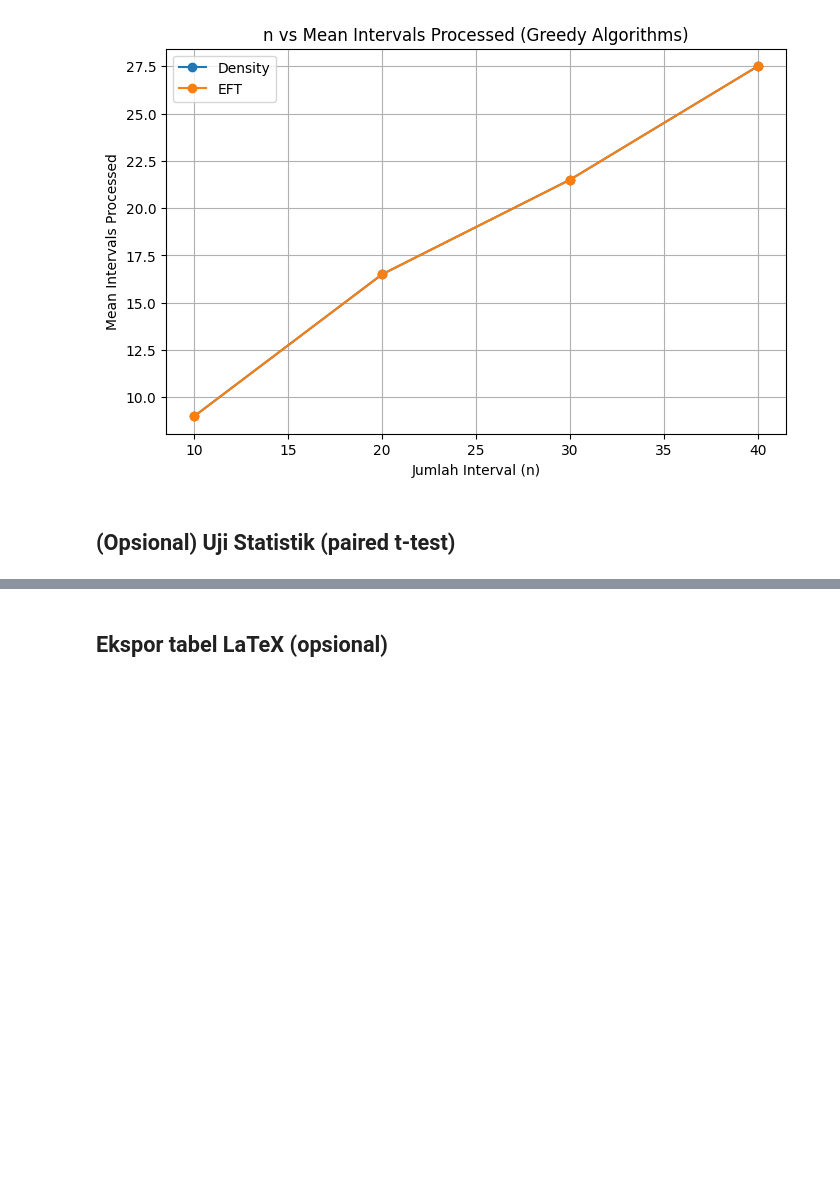
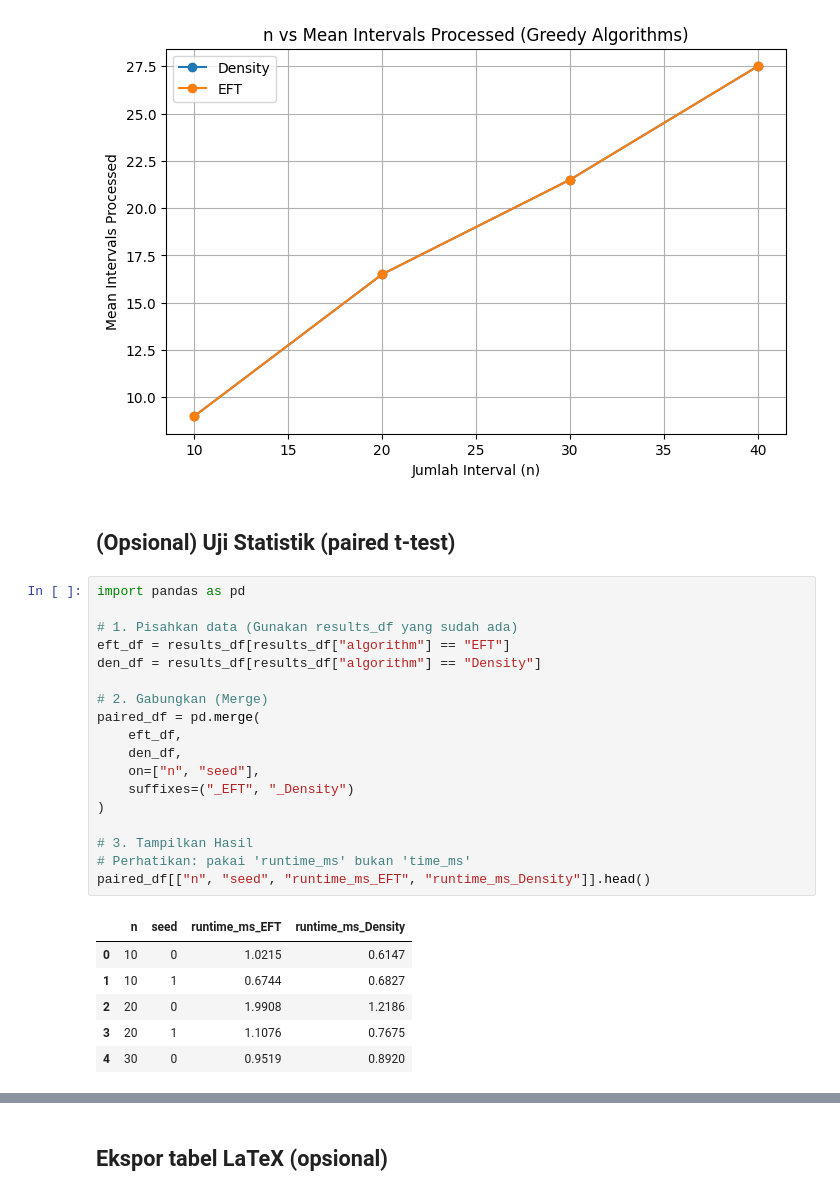
Before and after one commit to rrrambatsigma/DAA_Kelompok4_KelasA_IntSched, a Jupyter notebook: notebook/02 Bentuk Jupyter file dengan break .ipynb, the cells around one changed output, grey strips where cells are left out. Drawn from its saved outputs; the diff is of its cells as text; blank space fills up the shorter version.

```diff
--- a/notebook/02 Bentuk Jupyter file dengan break .ipynb
+++ b/notebook/02 Bentuk Jupyter file dengan break .ipynb
@@ -1022,3 +1022,28 @@ plt.show()
 [figure]
 # %% [markdown]
 ## (Opsional) Uji Statistik (paired t-test)
+# %%
+import pandas as pd
+
+# 1. Pisahkan data (Gunakan results_df yang sudah ada)
+eft_df = results_df[results_df["algorithm"] == "EFT"]
+den_df = results_df[results_df["algorithm"] == "Density"]
+
+# 2. Gabungkan (Merge)
+paired_df = pd.merge(
+    eft_df,
+    den_df,
+    on=["n", "seed"],
+    suffixes=("_EFT", "_Density")
+)
+
+# 3. Tampilkan Hasil
+# Perhatikan: pakai 'runtime_ms' bukan 'time_ms'
+paired_df[["n", "seed", "runtime_ms_EFT", "runtime_ms_Density"]].head()
+# %% [output]
+|  | n | seed | runtime_ms_EFT | runtime_ms_Density |
+| 0 | 10 | 0 | 1.0215 | 0.6147 |
+| 1 | 10 | 1 | 0.6744 | 0.6827 |
+| 2 | 20 | 0 | 1.9908 | 1.2186 |
+| 3 | 20 | 1 | 1.1076 | 0.7675 |
+| 4 | 30 | 0 | 0.9519 | 0.8920 |
```
Also changed, not shown: parts of 15 cells of this notebook, 1 other file.
